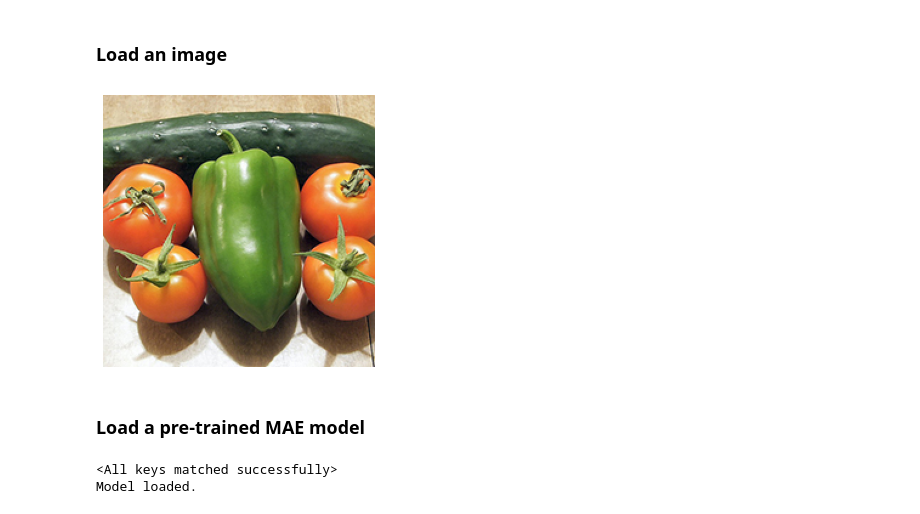
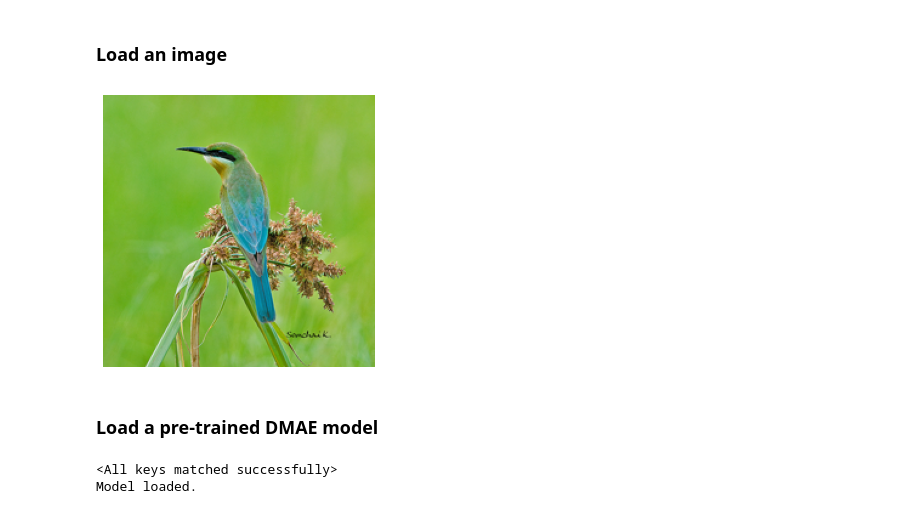
Before and after one commit to quanlin-wu/dmae, a Jupyter notebook: demo/dmae_visualize.ipynb, the cells around one changed output. Drawn from its saved outputs; the diff is of its cells as text; code cells hidden in the pictures.

Commit message:
visualization

```diff
--- a/demo/dmae_visualize.ipynb
+++ b/demo/dmae_visualize.ipynb
@@ -95,20 +95,19 @@ def run_one_image(img, model, sigma=0.25, mask_ratio=0.75):
 ### Load an image
 # %%
 # load an image
-# img_url = 'https://user-images.githubusercontent.com/11435359/147738734-196fd92f-9260-48d5-ba7e-bf103d29364d.jpg' # fox, from ILSVRC2012_val_00046145
-img_url = 'https://user-images.githubusercontent.com/11435359/147743081-0428eecf-89e5-4e07-8da5-a30fd73cc0ba.jpg' # cucumber, from ILSVRC2012_val_00047851
-img = Image.open(requests.get(img_url, stream=True).raw)
+img_path = '../assets/bird.jpg' # bee eater, from ILSVRC2012_val_00008236
+img = Image.open(img_path)
 img = img.resize((224, 224))
 img = torch.tensor(np.array(img) / 255.)
 
 assert img.shape == (224, 224, 3)
 
 plt.rcParams['figure.figsize'] = [5, 5]
 show_image(img, normalized=False)
 # %% [output]
-[figure, old version]
+[figure, new version]
 # %% [markdown]
-### Load a pre-trained MAE model
+### Load a pre-trained DMAE model
 # %%
 # This is an DMAE model trained with pixels as targets for visualization (ViT-Large, training mask ratio=0.75)
 
```
Also changed, not shown: parts of 2 cells of this notebook, 5 other files.
